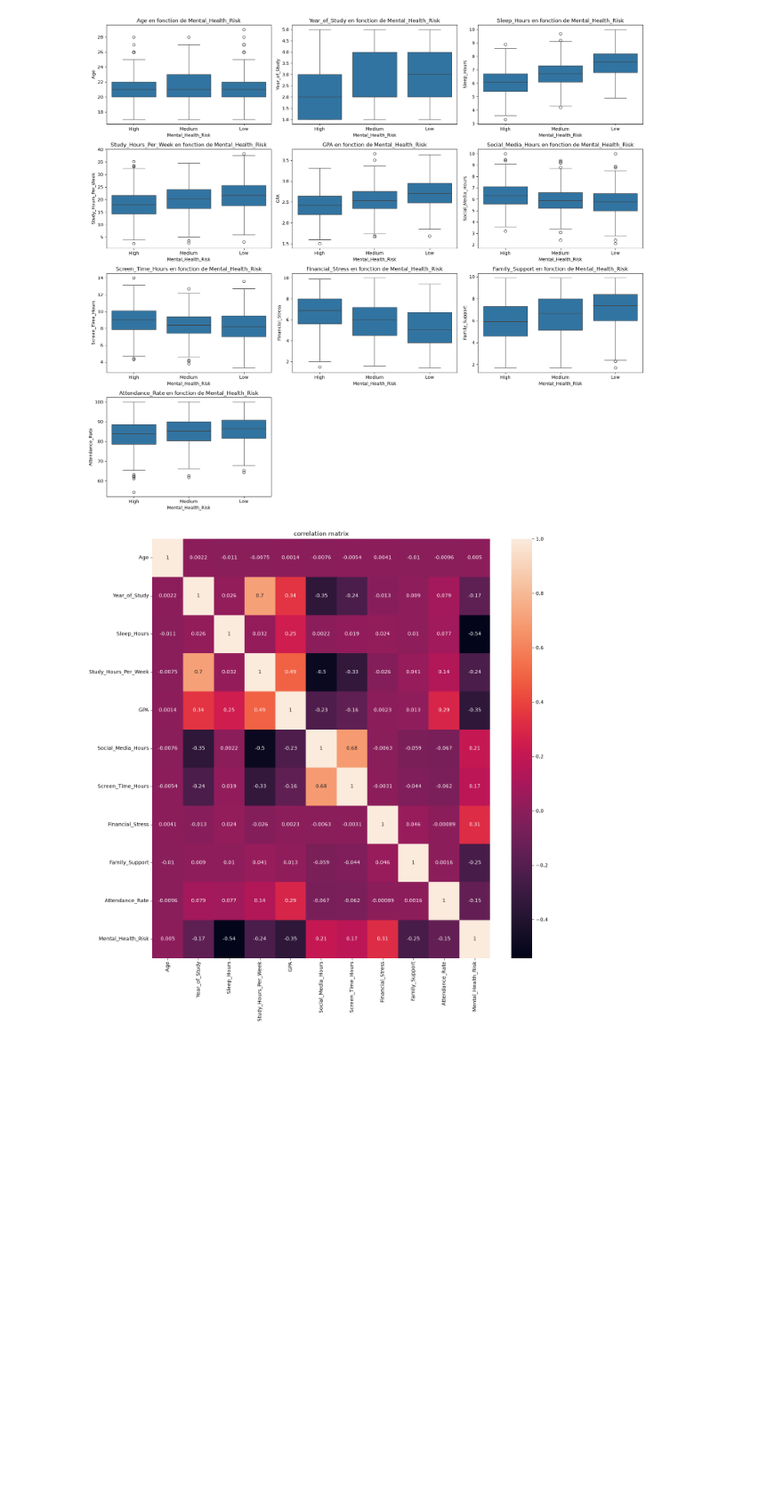
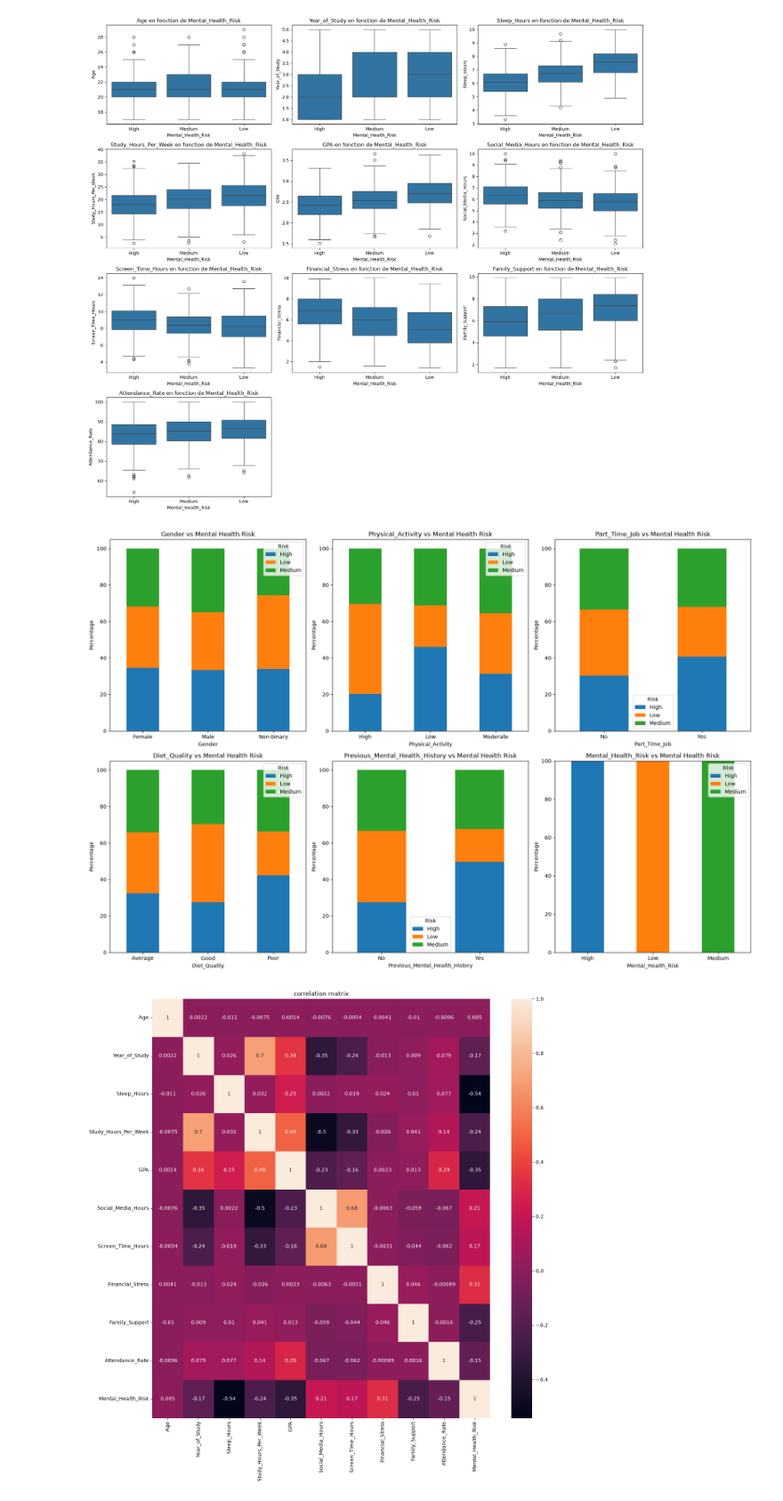
Before and after one commit to ihmaditaha/Gwenchana, a Jupyter notebook: notebooks/Gwenchana.ipynb, the cells around one changed output. Shown at 89% size. Saved outputs shown, nothing was run; the diff lists cells and outputs as text; code cells hidden in the pictures; blank space fills up the shorter version.

```diff
--- a/notebooks/Gwenchana.ipynb
+++ b/notebooks/Gwenchana.ipynb
@@ -135,3 +135,6 @@ np.float64(6.0)
 | 1926 | 5.2 | 4.8 |
 | 1928 | 6.3 | 6.1 |
 | 1931 | 8.7 | 8.6 |
+# %%
+categorical_columns = ["Gender", "Physical_Activity", "Part_Time_Job", "Diet_Quality", "Previous_Mental_Health_History", "Mental_Health_Risk"]
+numerical_columns = df.select_dtypes(include="number").columns
@@ -219,6 +233,34 @@ plt.tight_layout()
 plt.show()
 # %% [output]
 [figure]
+# %%
+plt.figure(figsize = (18 , 12))
+
+for i , column in enumerate(categorical_columns , 1):
+    plt.subplot(2, 3, i)
+
+    risk_distribution = pd.crosstab(
+        df[column],
+        df["Mental_Health_Risk"],
+        normalize="index",
+    ) * 100
+
+    risk_distribution.plot(
+        kind = "bar",
+        stacked= True,
+        ax = plt.gca()
+    )
+
+    plt.title(f"{column} vs Mental Health Risk")
+    plt.xlabel(column)
+    plt.ylabel("Percentage")
+    plt.xticks(rotation=0)
+    plt.legend(title="Risk")
+
+plt.tight_layout()
+plt.show()
+# %% [output]
+[figure, added]
 # %%
 df_copy = df.copy()
 df_copy["Mental_Health_Risk"] = df_copy["Mental_Health_Risk"].map({"Low":0, "Medium":1, "High":2})
```
Also changed, not shown: parts of 18 cells of this notebook, 6 other files.
